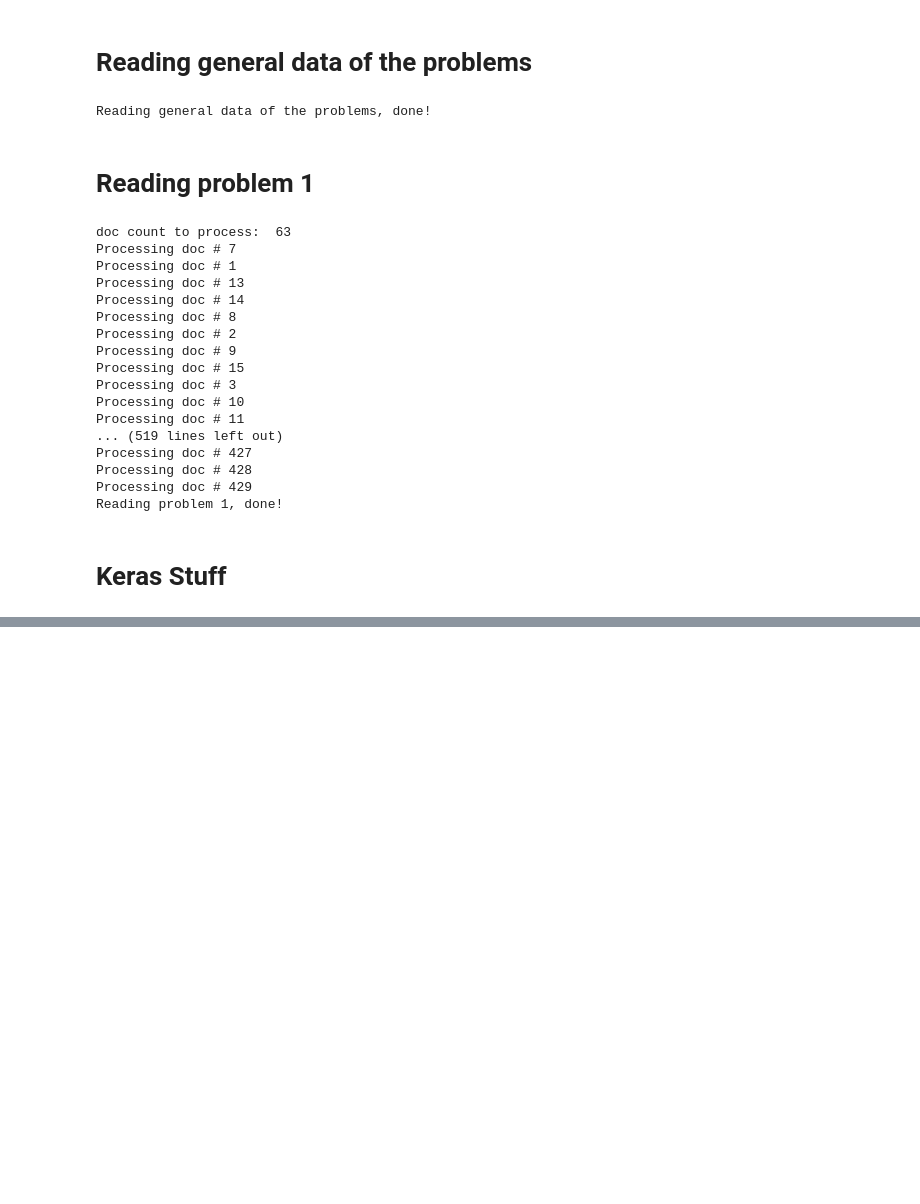
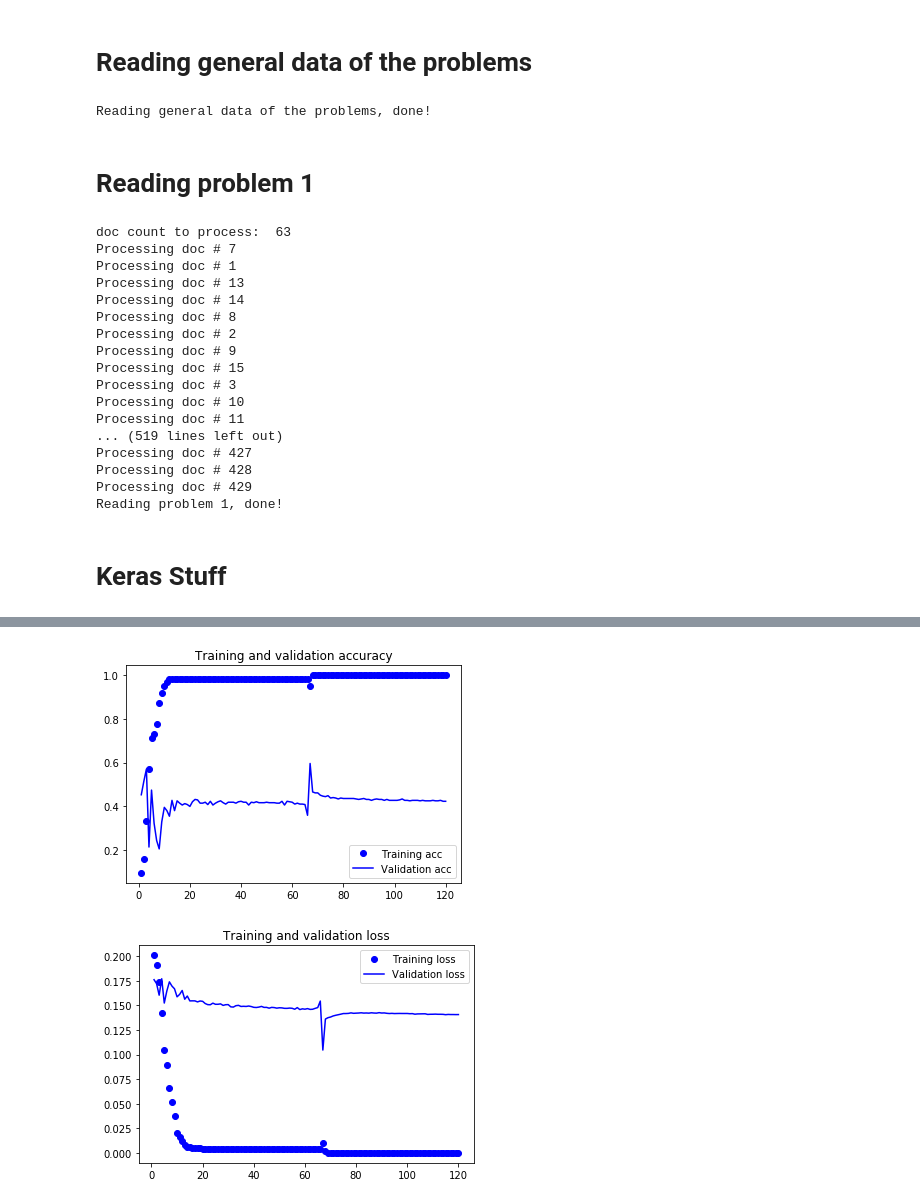
Before and after one commit to ErfanThinker/PAN19, a Jupyter notebook: my_solution.ipynb, the cells around one changed output, grey strips where cells are left out. Cells and saved outputs as stored; diff of their text form; code cells hidden in the pictures; blank space fills up the shorter version.

Commit message:
Merge remote-tracking branch 'origin/master'
# Conflicts:
#	test.py

```diff
--- a/my_solution.ipynb
+++ b/my_solution.ipynb
@@ -185,0 +190,74 @@ Epoch 15/120
+# %%
+from numpy.random import seed
+seed(1)
+from tensorflow import set_random_seed
+set_random_seed(1)
+
+
+from keras import layers
+from keras.models import Sequential
+from keras import optimizers
+from keras.utils import to_categorical
+from keras_preprocessing.sequence import pad_sequences
+import matplotlib.pyplot as plt
+# from sklearn.model_selection import train_test_split
+
+
+
+train_data = pad_sequences(train_tokenized_indexed, maxlen=maxlen)
+
+test_data = pad_sequences(test_tokenized_indexed, maxlen=maxlen)
+
+X_train, X_val, y_train, y_val = train_data, test_data, to_categorical(train_labels), to_categorical(test_labels)
+# X_train, X_val, y_train, y_val = train_test_split(train_data, train_labels,
+#                                                   test_size=0.28, random_state=2019,
+#                                                   stratify=train_labels)
+
+# y_train = to_categorical(y_train)
+# y_val = to_categorical(y_val)
+
+model = Sequential()
+model.add(layers.Embedding(w2d.word_embedding.shape[0], embedding_dim, input_length=maxlen))
+model.add(layers.Conv1D(32, 3, activation='relu'))
+model.add(layers.MaxPooling1D(5))
+model.add(layers.Flatten())
+# model.add(layers.Conv1D(32, 3, activation='relu'))
+# model.add(layers.GlobalMaxPooling1D())
+# model.add(layers.SimpleRNN(embedding_dim, dropout=0.1, recurrent_dropout=0.5, return_sequences= True))
+# model.add(layers.SimpleRNN(embedding_dim))
+# model.add(Dense(embedding_dim, activation='relu'))
+model.add(Dense(len(set(train_labels)), activation='softmax'))
+model.summary()
+
+model.layers[0].set_weights([w2d.word_embedding])
+# model.layers[0].trainable = False
+
+model.compile(optimizer=optimizers.Adam(lr=2e-4),
+              loss='mae',
+              metrics=['acc'])
+history = model.fit(X_train, y_train,
+                    validation_data=(X_val, y_val),
+                    epochs=120,
+                    batch_size=1)
+
+acc = history.history['acc']
+val_acc = history.history['val_acc']
+loss = history.history['loss']
+val_loss = history.history['val_loss']
+
+epochs = range(1, len(acc) + 1)
+
+plt.plot(epochs, acc, 'bo', label='Training acc')
+plt.plot(epochs, val_acc, 'b', label='Validation acc')
+plt.title('Training and validation accuracy')
+plt.legend()
+
+plt.figure()
+
+plt.plot(epochs, loss, 'bo', label='Training loss')
+plt.plot(epochs, val_loss, 'b', label='Validation loss')
+plt.title('Training and validation loss')
+plt.legend()
+
+plt.show()
+# %% [output]
@@ -185,0 +281,2 @@ Epoch 15/120
+[figure, added]
+[figure, added]
```
Also changed, not shown: parts of 2 cells of this notebook, 2 other files.
